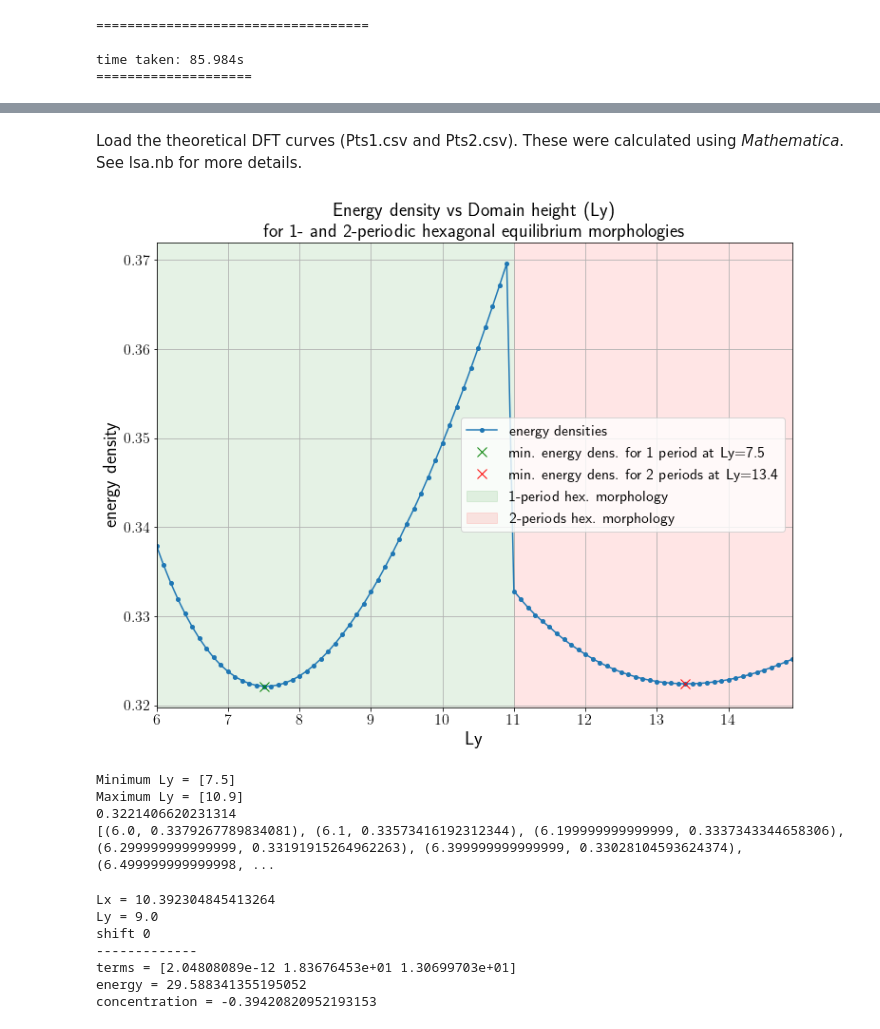
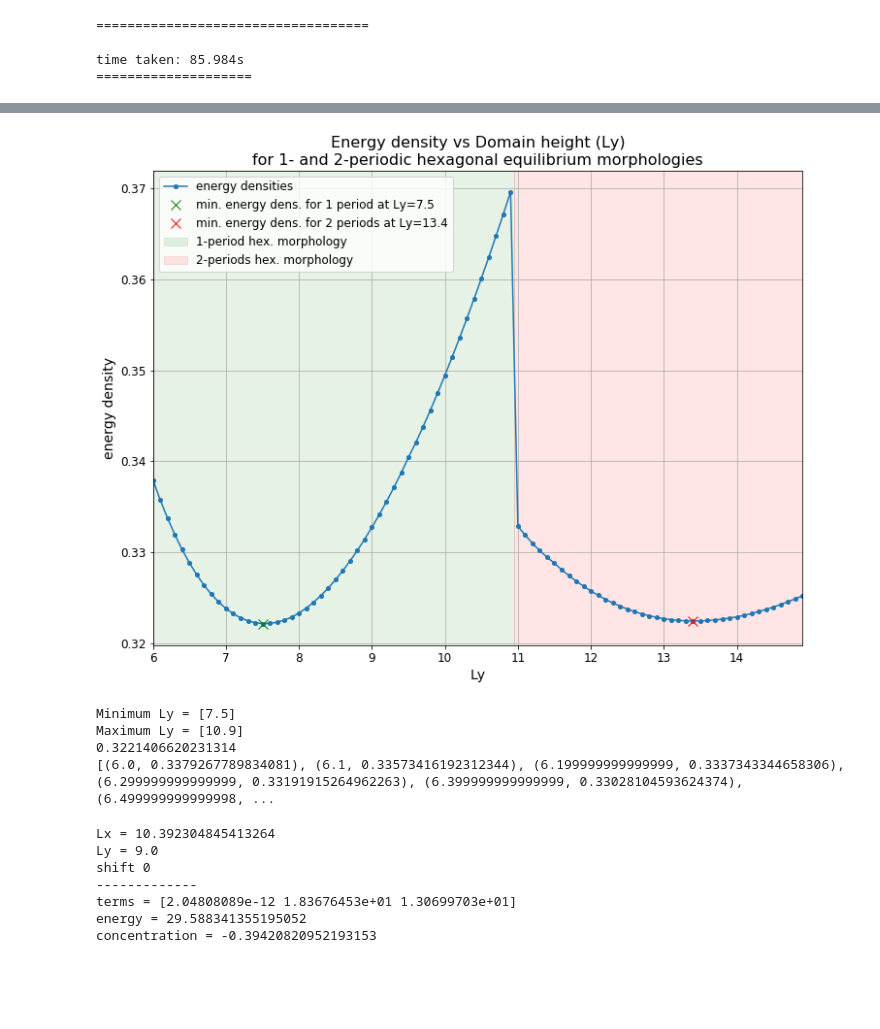
Before and after one commit to ray-chew/modified_ch, a Jupyter notebook: 2D_Lie_SSP_RK2.ipynb, the cells around one changed output, grey strips where cells are left out. Cells and saved outputs as stored; diff of their text form; code cells hidden in the pictures; blank space fills up the shorter version.

Commit message:
removed old/necessary cells and updated visualisation of energy density vs domain height plot

```diff
--- a/2D_Lie_SSP_RK2.ipynb
+++ b/2D_Lie_SSP_RK2.ipynb
@@ -469,16 +440,0 @@ plt.show()
-# %%
-tpiLx = 2.*np.pi/Lx
-tpiLy = 2.*np.pi/Ly
-
-freqX = np.fft.fftfreq(Nx,(1.0/float(Nx))) * tpiLx
-freqY = np.fft.fftfreq(Ny,(1.0/float(Ny))) * tpiLy
-
-kx, ky = np.meshgrid(freqX,freqY)
-k = kx + ky
-
-print(k)
-
-fig = plt.figure()
-plt.imshow(k.real)
-plt.colorbar()
-plt.show()
@@ -581,8 +522,6 @@ def calculate(u,Lx,Ly,Nx,Ny,delta):
 
 #     print("T1 = %.6f, T2 = %.6f, T3 = %.6f" %(T1l,T2l,T3l))
     return en, avg_conc, np.array([T1l,T2l,T3l])
-# %% [markdown]
-Load the theoretical DFT curves (Pts1.csv and Pts2.csv). These were calculated using *Mathematica*. See lsa.nb for more details.
 # %%
 # Lys = np.arange(6.91,7.10,0.01)
 # print(Ly)
@@ -648,48 +587,52 @@ for Li in Ls:
 energies = np.array(energies)
 
 energy_min = energies.min()
-Lys_min = Lys[np.where(energies==energies.min())]
+Lys_1p, energies_1p = Lys[np.where(Lys < 11.0)], energies[np.where(Lys < 11.0)]
+Lys_min_1p = Lys_1p[np.where(energies_1p==energies_1p.min())]
+
+Lys_2p, energies_2p = Lys[np.where(Lys >= 11.0)], energies[np.where(Lys >= 11.0)]
+Lys_min_2p = Lys_2p[np.where(energies_2p==energies_2p.min())]
 
 energy_max = energies.max()
 Lys_max = Lys[np.where(energies==energies.max())]
 
 
 fig = plt.figure(figsize=(12,9))
 ax = plt.gca()
 plt.plot(Lys,energies, 'o-', ms='4', label="energy densities")
-plt.plot(7.5,0.3221406620231314, 'gx', ms='10', label="min. energy dens. for 1 period at Ly=%.1f" %7.5)
+plt.plot(Lys_min_1p,energies_1p.min(), 'gx', ms='10', label="min. energy dens. for 1 period at Ly=%.1f" %Lys_min_1p)
 # plt.plot(Lys_min,energy_min, 'rx', ms='10', label="min. energy dens. for 1 periods at Ly=%.1f" %Lys_min)
-plt.plot(13.4, 0.32242335229037317, 'rx', ms='10', label="min. energy dens. for 2 periods at Ly=%.1f" %(13.4))
+plt.plot(Lys_min_2p, energies_2p.min(), 'rx', ms='10', label="min. energy dens. for 2 periods at Ly=%.1f" %(Lys_min_2p))
 
 # plt.plot(Lys_max,energy_max, 'gx', label="max. rel. energy at Ly=%.1f" %Lys_max)
 
-plt.axvspan(5., 11.0, color='g', alpha=0.1, label='1-period hex. morphology')
-plt.axvspan(11.0,19.5, color='r', alpha=0.1, label='2-periods hex. morphology')
+plt.axvspan(5., 10.95, color='g', alpha=0.1, label='1-period hex. morphology')
+plt.axvspan(10.95,19.5, color='r', alpha=0.1, label='2-periods hex. morphology')
 
 # plt.axhline(y = 0.33165732, c='g', lw=0.8, label=r'1-period min. $\approx$ 0.3317')
 # plt.axhline(y = energies.min(), c='r', lw=0.8, label=r'2-period min. $\approx$ 0.3256')
 
 # plt.axvline(x = 13.5, c='k', lw=0.8, label="anomaly at Ly=17.7")
 
-plt.ylabel("energy density", fontsize=20)
-plt.xlabel("Ly", fontsize=20)
+plt.ylabel("energy density", fontsize=14)
+plt.xlabel("Ly", fontsize=14)
 plt.xlim([Lys[0],Lys[-1]])
-plt.legend(fontsize=16)
-ax.tick_params(labelsize=16)
+plt.legend(fontsize=12)
+ax.tick_params(labelsize=12)
 plt.grid()
-plt.title("Energy density vs Domain height (Ly)\nfor 1- and 2-periodic hexagonal equilibrium morphologies", fontsize=20)
+plt.title("Energy density vs Domain height (Ly)\nfor 1- and 2-periodic hexagonal equilibrium morphologies", fontsize=16)
 plt.show()
 
 # print(energies)
 print("Minimum Ly =", Lys[np.where(energies==energies.min())])
 print("Maximum Ly =", Lys[np.where(energies==energies.max())])
 print(energies.min())
 # print(np.isclose(Lys,[16.5]) * energies)
 # print(concs)
 print(list(zip(Lys,energies)))
 # print(Lys[np.where(energies==0.24413937)])
 # %% [output]
-[figure, old version]
+[figure, new version]
 Minimum Ly = [7.5]
 Maximum Ly = [10.9]
 0.3221406620231314
```
Also changed, not shown: parts of 3 cells of this notebook.
